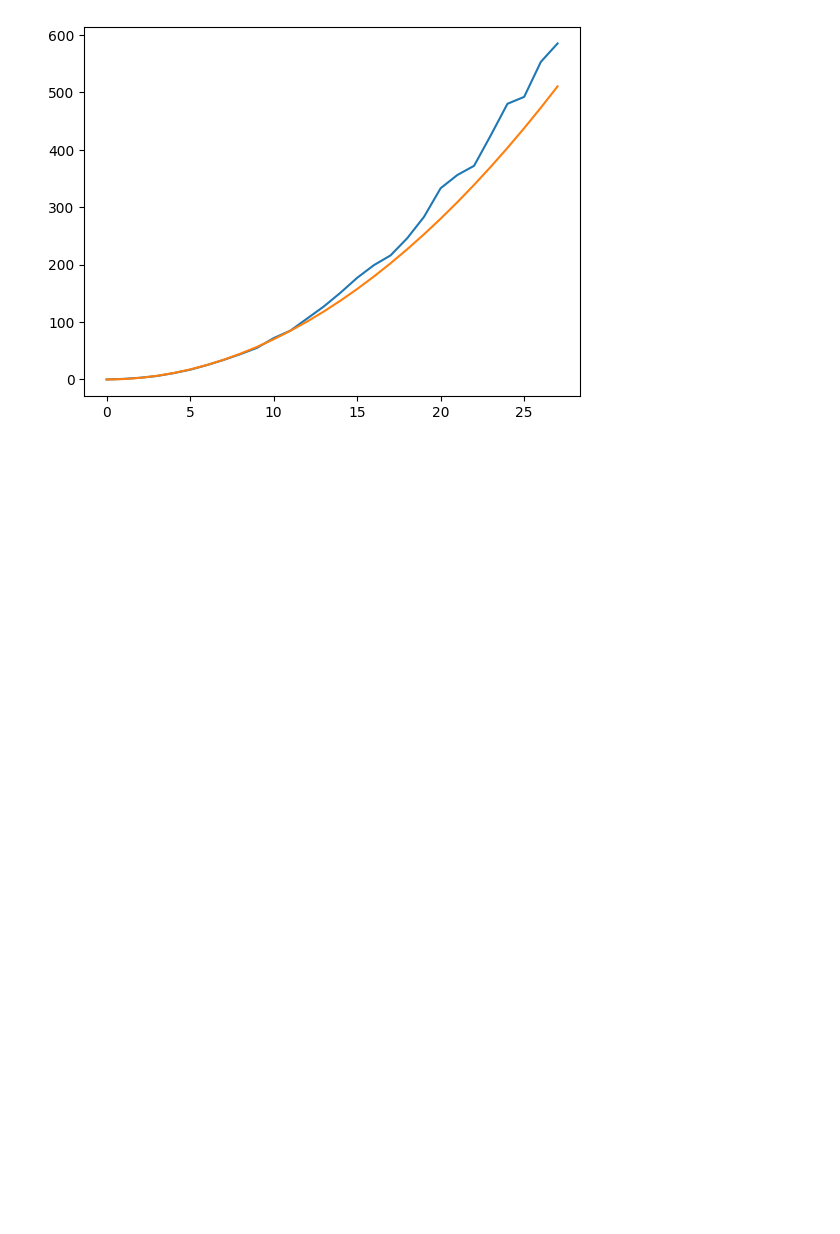
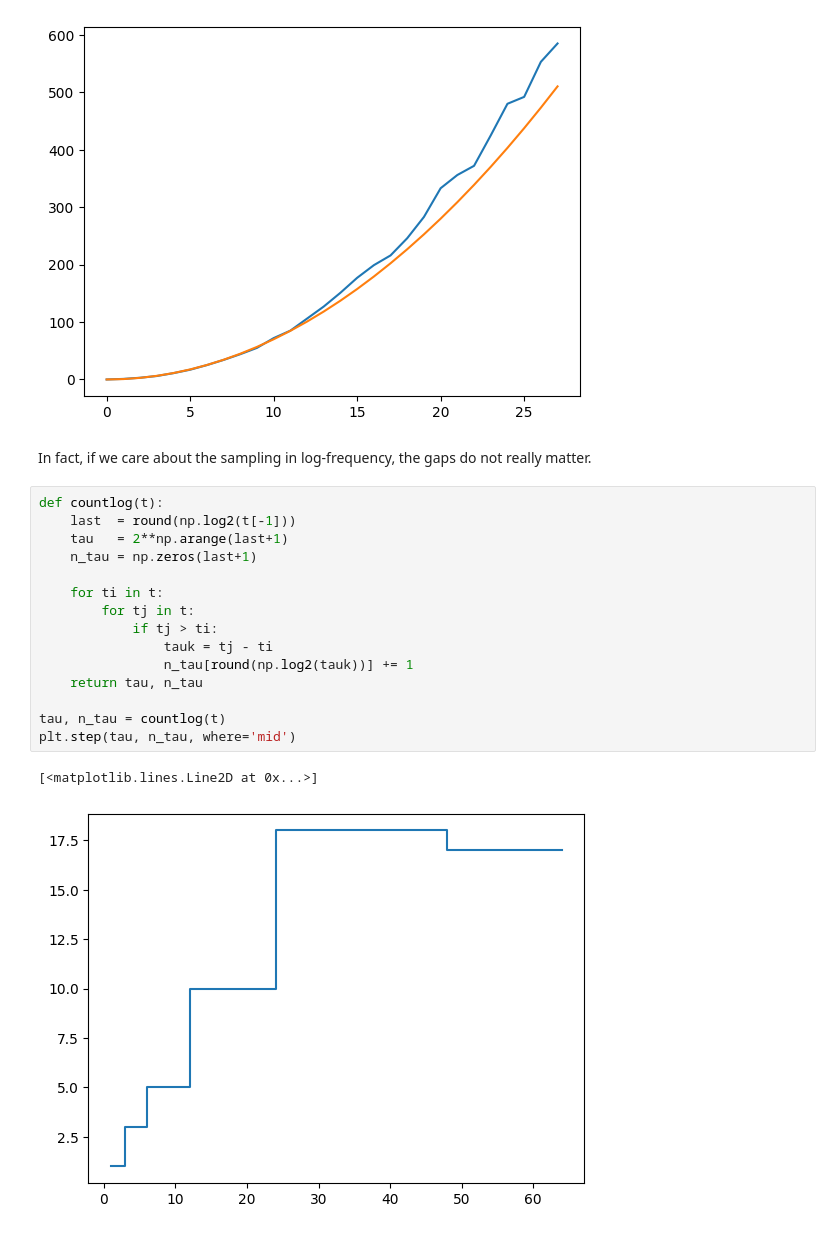
Before and after one commit to focisrc/eht-databook, a Jupyter notebook: _sources/movie/sampling.ipynb, the cells around one changed output. Drawn from its saved outputs; the diff is of its cells as text; blank space fills up the shorter version.

```diff
--- a/_sources/movie/sampling.ipynb
+++ b/_sources/movie/sampling.ipynb
@@ -92,3 +92,23 @@ plt.plot(orders-1, 0.7*(orders-1)**2)
 # %% [output]
 [<matplotlib.lines.Line2D at 0x...>]
 [figure]
+# %% [markdown]
+In fact, if we care about the sampling in log-frequency, the gaps do not really matter.
+# %%
+def countlog(t):
+    last  = round(np.log2(t[-1]))
+    tau   = 2**np.arange(last+1)
+    n_tau = np.zeros(last+1)
+
+    for ti in t:
+        for tj in t:
+            if tj > ti:
+                tauk = tj - ti
+                n_tau[round(np.log2(tauk))] += 1
+    return tau, n_tau
+
+tau, n_tau = countlog(t)
+plt.step(tau, n_tau, where='mid')
+# %% [output]
+[<matplotlib.lines.Line2D at 0x...>]
+[figure, added]
```
Also changed, not shown: parts of 1 cell of this notebook, 32 other files.
